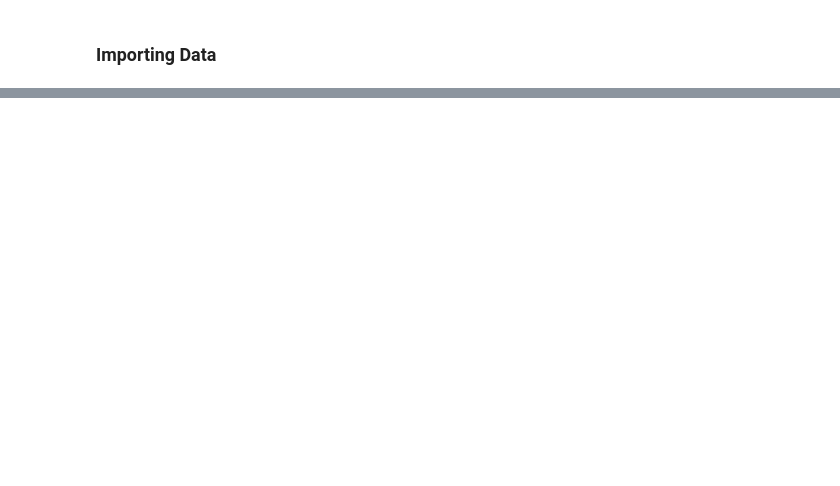
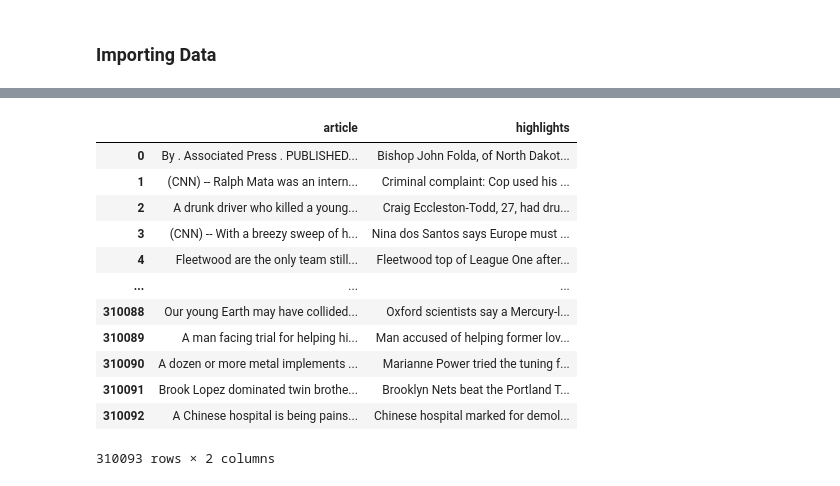
Before and after one commit to DeepakDP5/Abstractive-Text-Summarization, a Jupyter notebook: Text_summarization.ipynb, the cells around one changed output, grey strips where cells are left out. Saved outputs shown, nothing was run; the diff lists cells and outputs as text; code cells hidden in the pictures; blank space fills up the shorter version.

```diff
--- a/Text_summarization.ipynb
+++ b/Text_summarization.ipynb
@@ -480,0 +50,5 @@ evaluateRandomly(encoder1, attn_decoder1)
+# %%
+#Kaggle
+data_path = ['../input/cnn-dailymail/cnn_dailymail_train.csv', '../input/cnn-dailymail/cnn_dailymail_test.csv', '../input/cnn-dailymail/cnn_dailymail_test.csv']
+data = pd.concat((pd.read_csv(f, index_col=0, header=0) for f in data_path), ignore_index=True)
+data.head()
@@ -480,0 +62,16 @@ evaluateRandomly(encoder1, attn_decoder1)
+# %%
+data
+# %% [output]
+|  | article | highlights |
+| 0 | By . Associated Press . PUBLISHED... | Bishop John Folda, of North Dakot... |
+| 1 | (CNN) -- Ralph Mata was an intern... | Criminal complaint: Cop used his ... |
+| 2 | A drunk driver who killed a young... | Craig Eccleston-Todd, 27, had dru... |
+| 3 | (CNN) -- With a breezy sweep of h... | Nina dos Santos says Europe must ... |
+| 4 | Fleetwood are the only team still... | Fleetwood top of League One after... |
+| ... | ... | ... |
+| 310088 | Our young Earth may have collided... | Oxford scientists say a Mercury-l... |
+| 310089 | A man facing trial for helping hi... | Man accused of helping former lov... |
+| 310090 | A dozen or more metal implements ... | Marianne Power tried the tuning f... |
+| 310091 | Brook Lopez dominated twin brothe... | Brooklyn Nets beat the Portland T... |
+| 310092 | A Chinese hospital is being pains... | Chinese hospital marked for demol... |
+310093 rows × 2 columns
```
Also changed, not shown: parts of 69 cells of this notebook.
